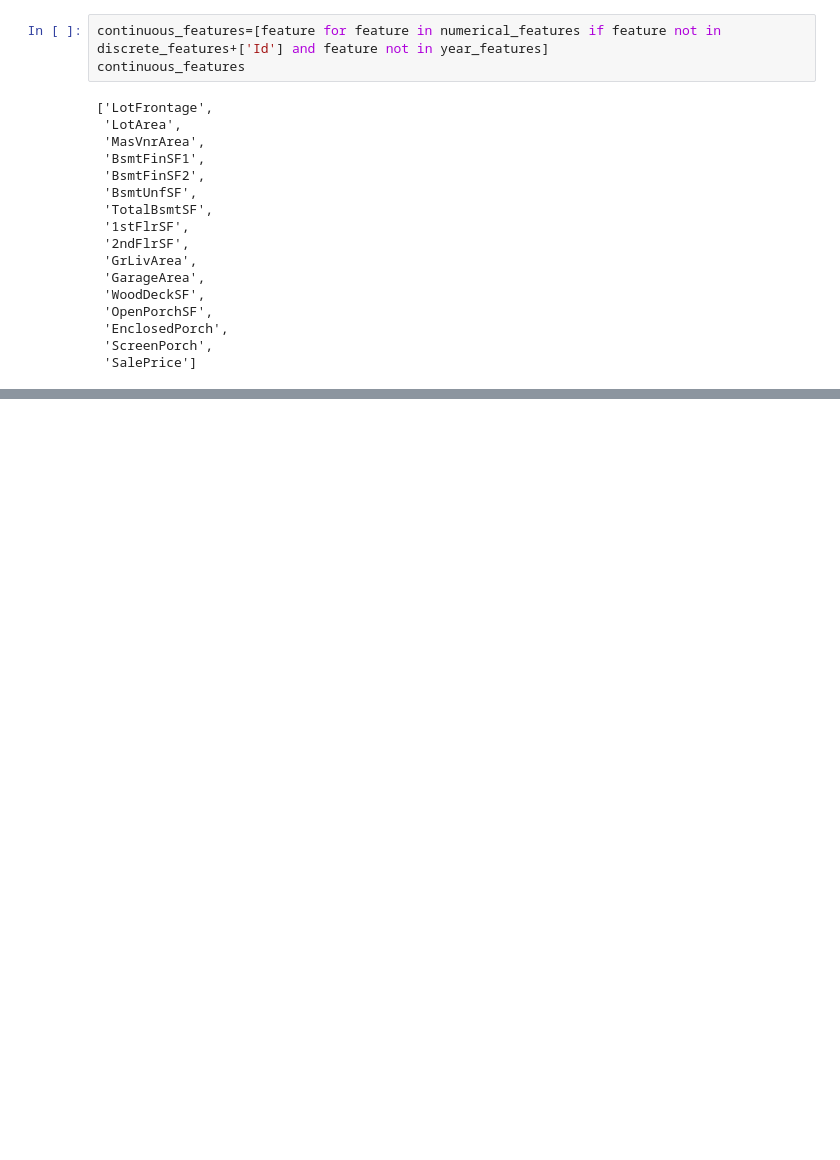
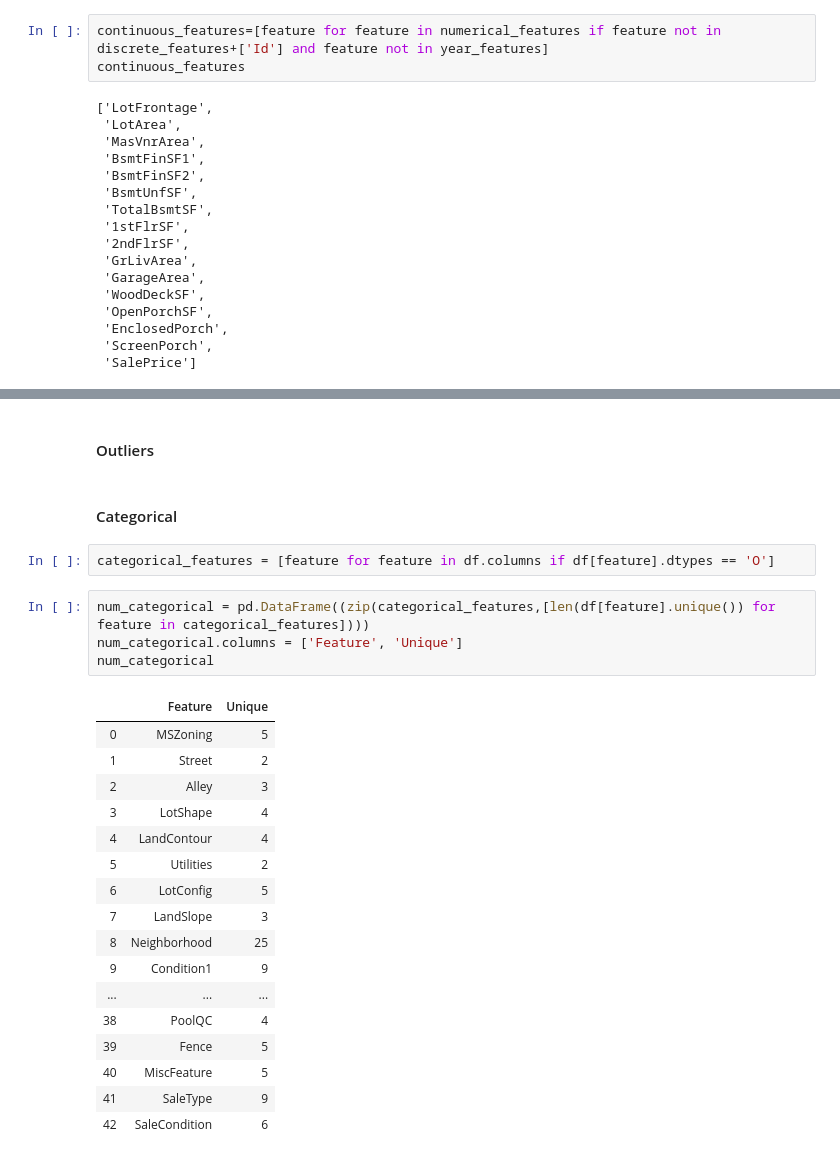
Before and after one commit to jackng310/KaggleProject, a Jupyter notebook: Kaggle_Soham.ipynb, the cells around one changed output, grey strips where cells are left out. Saved outputs shown, nothing was run; the diff lists cells and outputs as text; blank space fills up the shorter version.

```diff
--- a/Kaggle_Soham.ipynb
+++ b/Kaggle_Soham.ipynb
@@ -302,0 +311,28 @@ np.log(data['LotFrontage'])
+# %% [markdown]
+#### Outliers
+# %% [markdown]
+#### Categorical
+# %%
+categorical_features = [feature for feature in df.columns if df[feature].dtypes == 'O']
+# %%
+num_categorical = pd.DataFrame((zip(categorical_features,[len(df[feature].unique()) for feature in categorical_features])))
+num_categorical.columns = ['Feature', 'Unique']
+num_categorical
+# %% [output]
+|  | Feature | Unique |
+| 0 | MSZoning | 5 |
+| 1 | Street | 2 |
+| 2 | Alley | 3 |
+| 3 | LotShape | 4 |
+| 4 | LandContour | 4 |
+| 5 | Utilities | 2 |
+| 6 | LotConfig | 5 |
+| 7 | LandSlope | 3 |
+| 8 | Neighborhood | 25 |
+| 9 | Condition1 | 9 |
+| ... | ... | ... |
+| 38 | PoolQC | 4 |
+| 39 | Fence | 5 |
+| 40 | MiscFeature | 5 |
+| 41 | SaleType | 9 |
+| 42 | SaleCondition | 6 |
```
Also changed, not shown: parts of 3 cells of this notebook.
